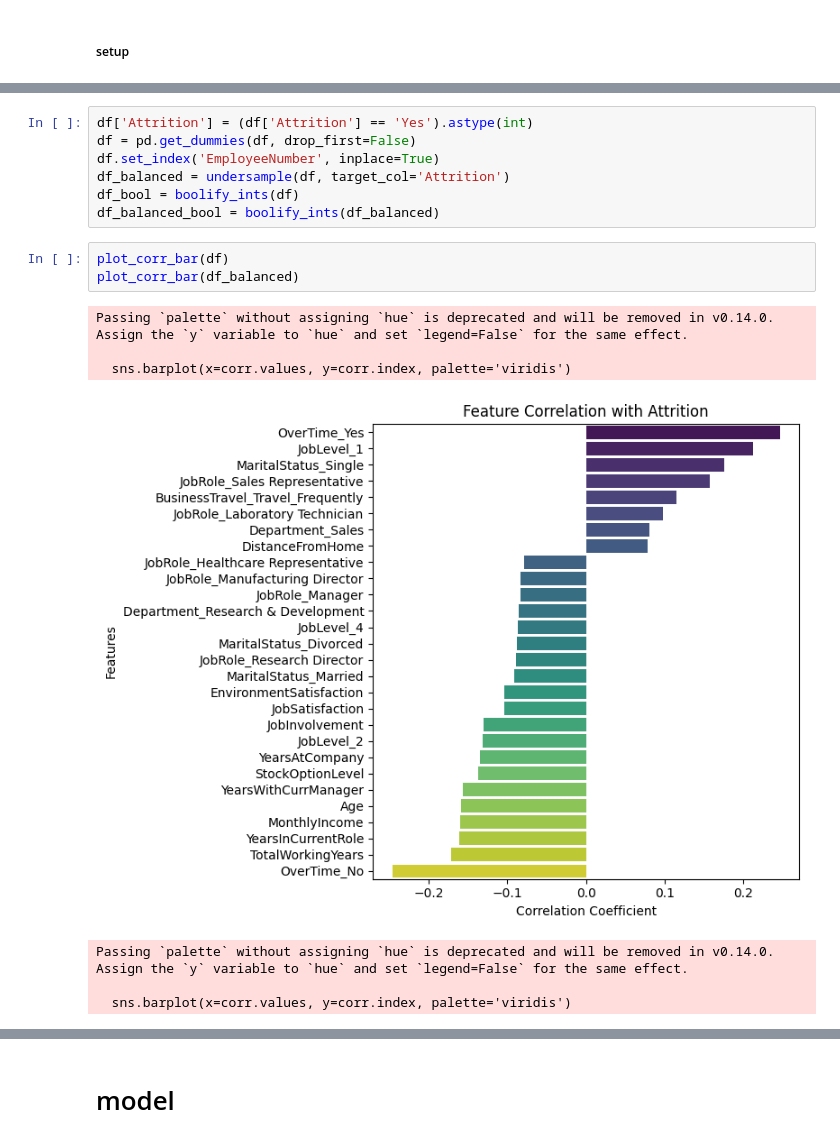
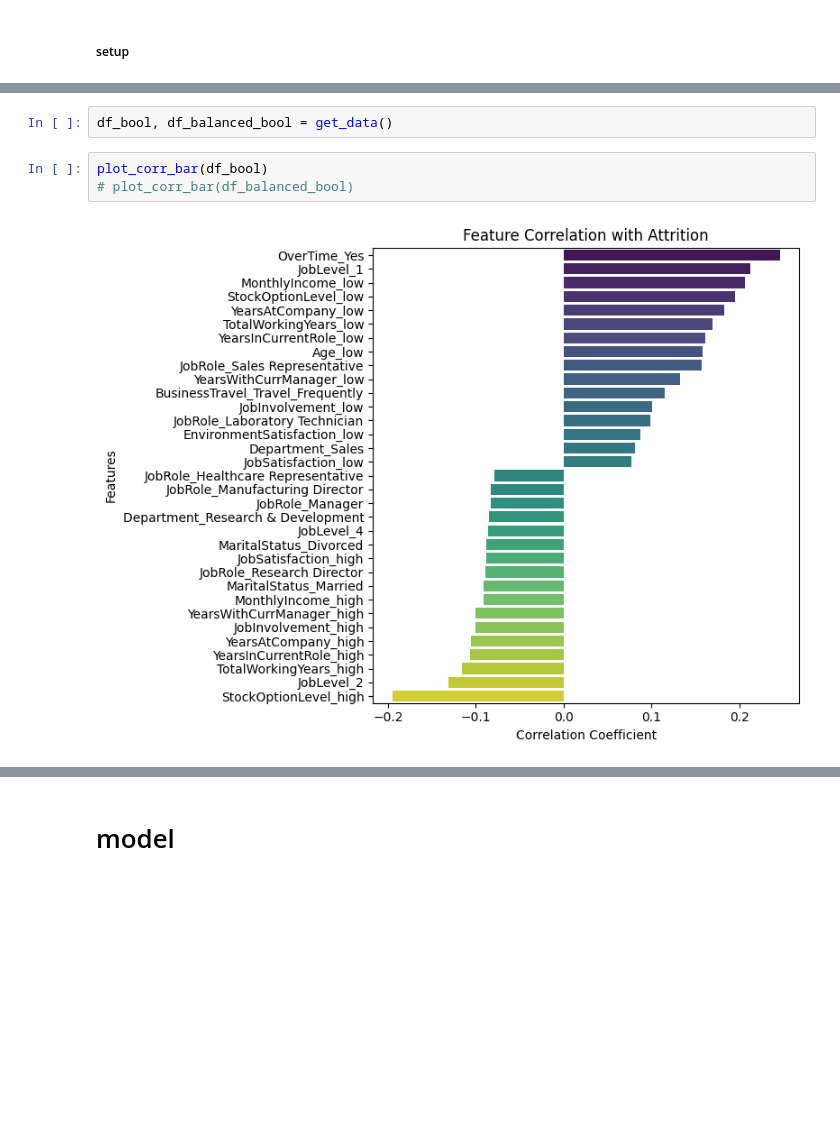
Before and after one commit to JeffTriemer/turnover, a Jupyter notebook: notebooks/ind_model.ipynb, the cells around one changed output, grey strips where cells are left out. Saved outputs shown, nothing was run; the diff lists cells and outputs as text; blank space fills up the shorter version.

```diff
--- a/notebooks/ind_model.ipynb
+++ b/notebooks/ind_model.ipynb
@@ -107,18 +160,7 @@ def plot_increased_odds_ratio(df, target_col='Attrition', threshold=1.5, distanc
 # %%
-df['Attrition'] = (df['Attrition'] == 'Yes').astype(int)
-df = pd.get_dummies(df, drop_first=False)
-df.set_index('EmployeeNumber', inplace=True)
-df_balanced = undersample(df, target_col='Attrition')
-df_bool = boolify_ints(df)
-df_balanced_bool = boolify_ints(df_balanced)
+df_bool, df_balanced_bool = get_data()
 # %%
-plot_corr_bar(df)
-plot_corr_bar(df_balanced)
+plot_corr_bar(df_bool)
+# plot_corr_bar(df_balanced_bool)
 # %% [output]
-Passing `palette` without assigning `hue` is deprecated and will be removed in v0.14.0. Assign the `y` variable to `hue` and set `legend=False` for the same effect.
-
-  sns.barplot(x=corr.values, y=corr.index, palette='viridis')
-[figure, old version]
+[figure, new version]
-Passing `palette` without assigning `hue` is deprecated and will be removed in v0.14.0. Assign the `y` variable to `hue` and set `legend=False` for the same effect.
-
-  sns.barplot(x=corr.values, y=corr.index, palette='viridis')
```
Also changed, not shown: parts of 18 cells of this notebook, 2 other files.
